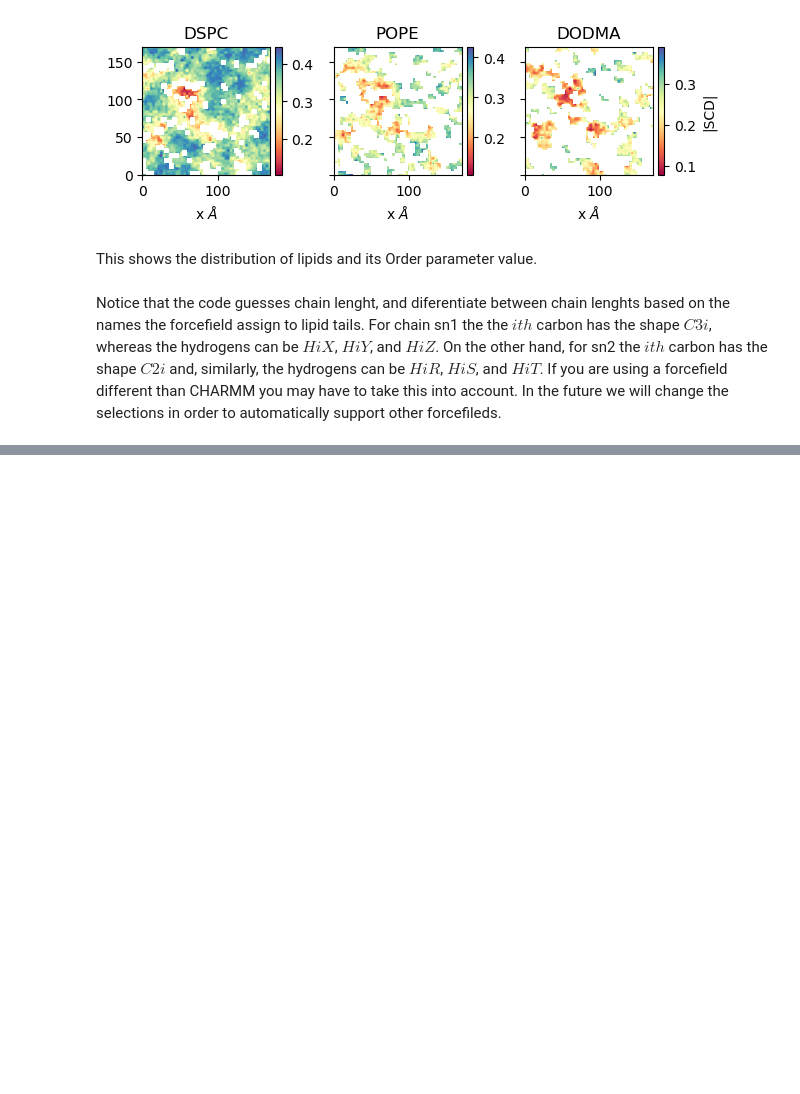
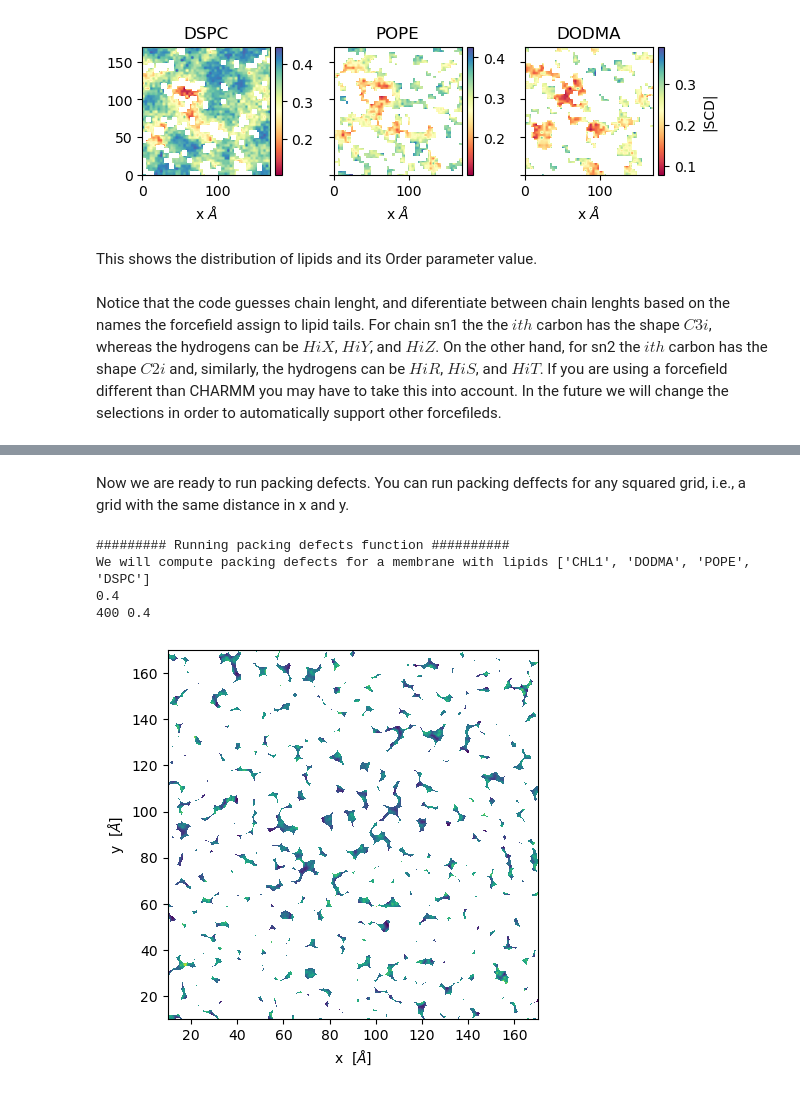
Before and after one commit to pyF4all/2DanalysisTutorials, a Jupyter notebook: Memb2D/User_guide.ipynb, the cells around one changed output, grey strips where cells are left out. Drawn from its saved outputs; the diff is of its cells as text; code cells hidden in the pictures; blank space fills up the shorter version.

Commit message:
update packing defects

```diff
--- a/Memb2D/User_guide.ipynb
+++ b/Memb2D/User_guide.ipynb
@@ -464,0 +501,22 @@ Notice that the code guesses chain lenght, and diferentiate between chain lenght
+# %% [markdown]
+
+Now we are ready to run packing defects. You can run packing deffects for any squared grid, i.e., a grid with the same distance in x and y.
+# %%
+# Compute deffects for the first frame
+defects, defects_dict = membrane.packing_defects(layer = "top", edges=[10,170,10,170], nbins = 400)
+
+
+
+# Plot defects
+plt.close()
+%matplotlib inline
+plt.imshow(defects, cmap = "viridis", extent = defects_dict["edges"])
+plt.xlabel("x  $[\AA]$")
+plt.ylabel("y  $[\AA]$")
+plt.show()
+# %% [output]
+######### Running packing defects function ##########
+We will compute packing defects for a membrane with lipids ['CHL1', 'DODMA', 'POPE', 'DSPC']
+0.4
+400 0.4
+[figure, added]
```
Also changed, not shown: parts of 18 cells of this notebook.
